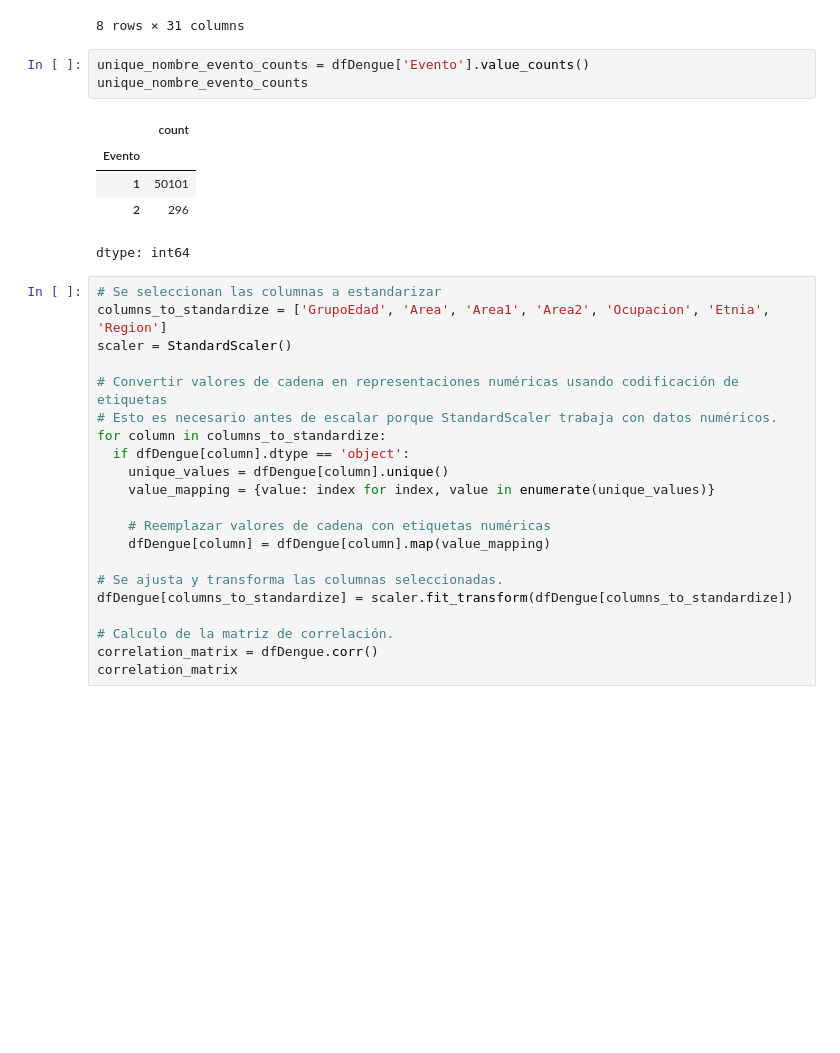
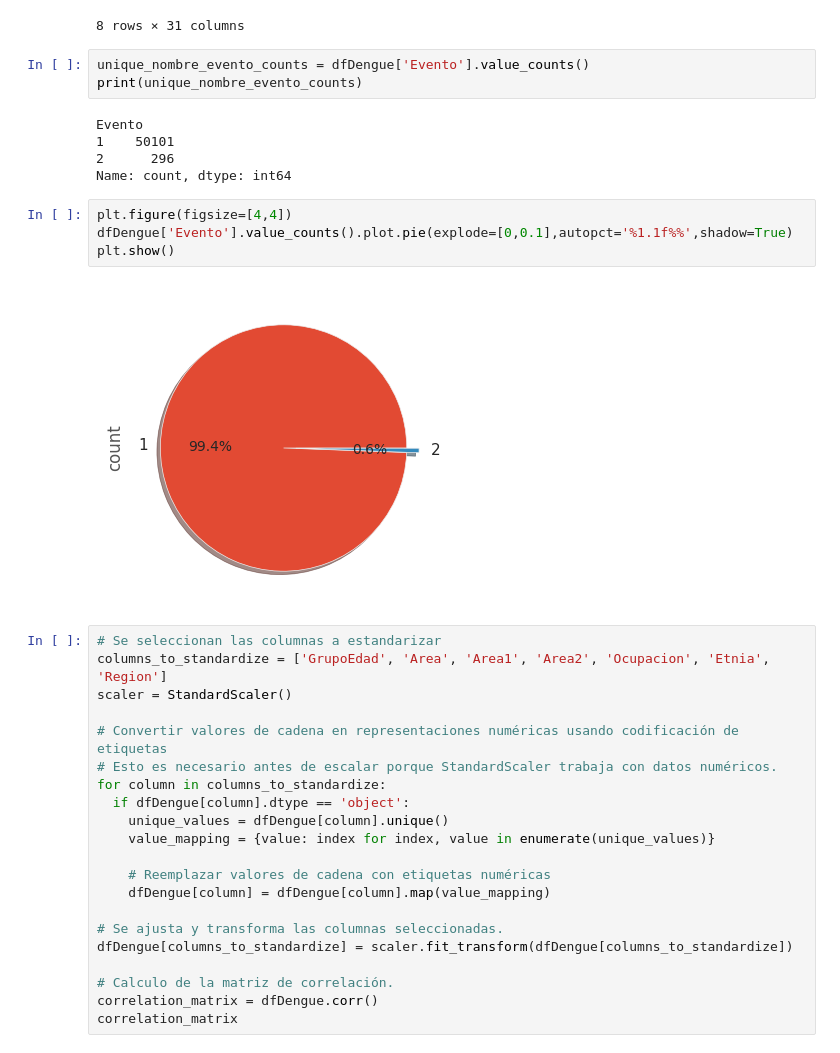
Before and after one commit to cam2149/MachinelearningI, a Jupyter notebook: Examen3_Ejercicio4.ipynb, the cells around one changed output. Drawn from its saved outputs; the diff is of its cells as text; blank space fills up the shorter version.

```diff
--- a/Examen3_Ejercicio4.ipynb
+++ b/Examen3_Ejercicio4.ipynb
@@ -327,13 +329,18 @@ dfDengue.describe()
 8 rows × 31 columns
 # %%
 unique_nombre_evento_counts = dfDengue['Evento'].value_counts()
-unique_nombre_evento_counts
+print(unique_nombre_evento_counts)
 # %% [output]
-|  | count |
-| Evento |  |
-| 1 | 50101 |
-| 2 | 296 |
-dtype: int64
+Evento
+1    50101
+2      296
+Name: count, dtype: int64
+# %%
+plt.figure(figsize=[4,4])
+dfDengue['Evento'].value_counts().plot.pie(explode=[0,0.1],autopct='%1.1f%%',shadow=True)
+plt.show()
+# %% [output]
+[figure, added]
 # %%
 # Se seleccionan las columnas a estandarizar
 columns_to_standardize = ['GrupoEdad', 'Area', 'Area1', 'Area2', 'Ocupacion', 'Etnia', 'Region']
```
Also changed, not shown: parts of 9 cells of this notebook.
